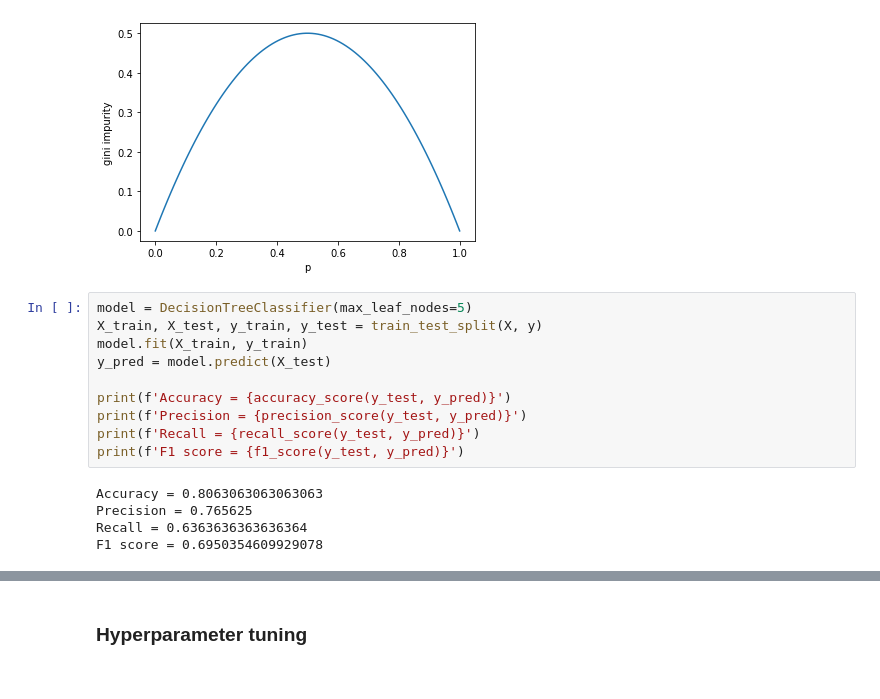
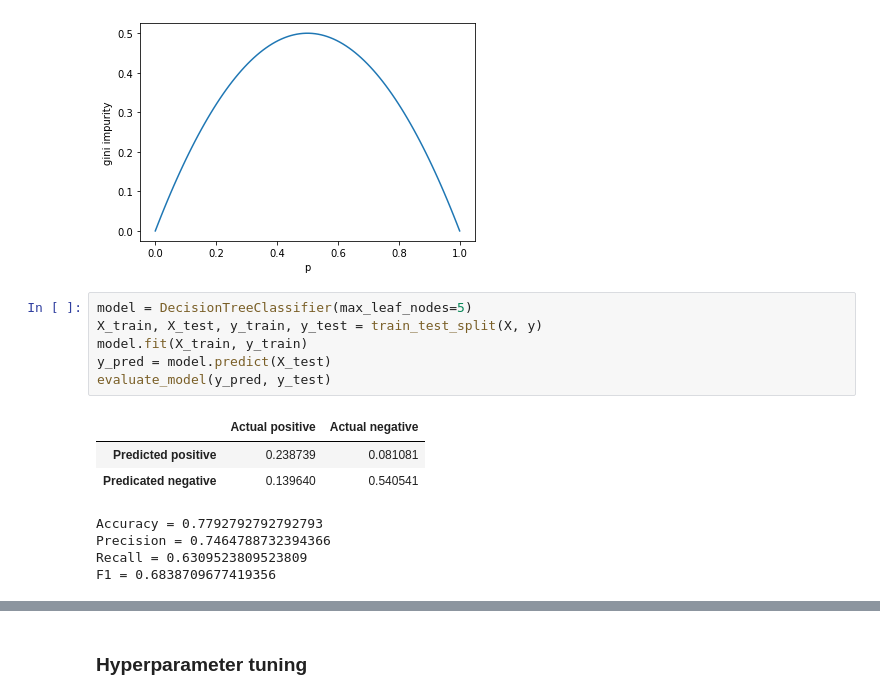
Before and after one commit to jackglawson/machine-learning-sololearn-notes, a Jupyter notebook: notes.ipynb, the cells around one changed output, grey strips where cells are left out. Cells and saved outputs as stored; diff of their text form.

```diff
--- a/notes.ipynb
+++ b/notes.ipynb
@@ -139,18 +144,17 @@ plt.ylabel('gini impurity');
 # %%
 model = DecisionTreeClassifier(max_leaf_nodes=5)
 X_train, X_test, y_train, y_test = train_test_split(X, y)
 model.fit(X_train, y_train)
 y_pred = model.predict(X_test)
-
-print(f'Accuracy = {accuracy_score(y_test, y_pred)}')
-print(f'Precision = {precision_score(y_test, y_pred)}')
-print(f'Recall = {recall_score(y_test, y_pred)}')
-print(f'F1 score = {f1_score(y_test, y_pred)}')
+evaluate_model(y_pred, y_test)
 # %% [output]
+|  | Actual positive | Actual negative |
+| Predicted positive | 0.238739 | 0.081081 |
+| Predicated negative | 0.139640 | 0.540541 |
-Accuracy = 0.8063063063063063
-Precision = 0.765625
-Recall = 0.6363636363636364
-F1 score = 0.6950354609929078
+Accuracy = 0.7792792792792793
+Precision = 0.7464788732394366
+Recall = 0.6309523809523809
+F1 = 0.6838709677419356
 # %%
 dot_file = export_graphviz(model, feature_names=feature_names)
 graph = graphviz.Source(dot_file)
```
Also changed, not shown: parts of 19 cells of this notebook.
